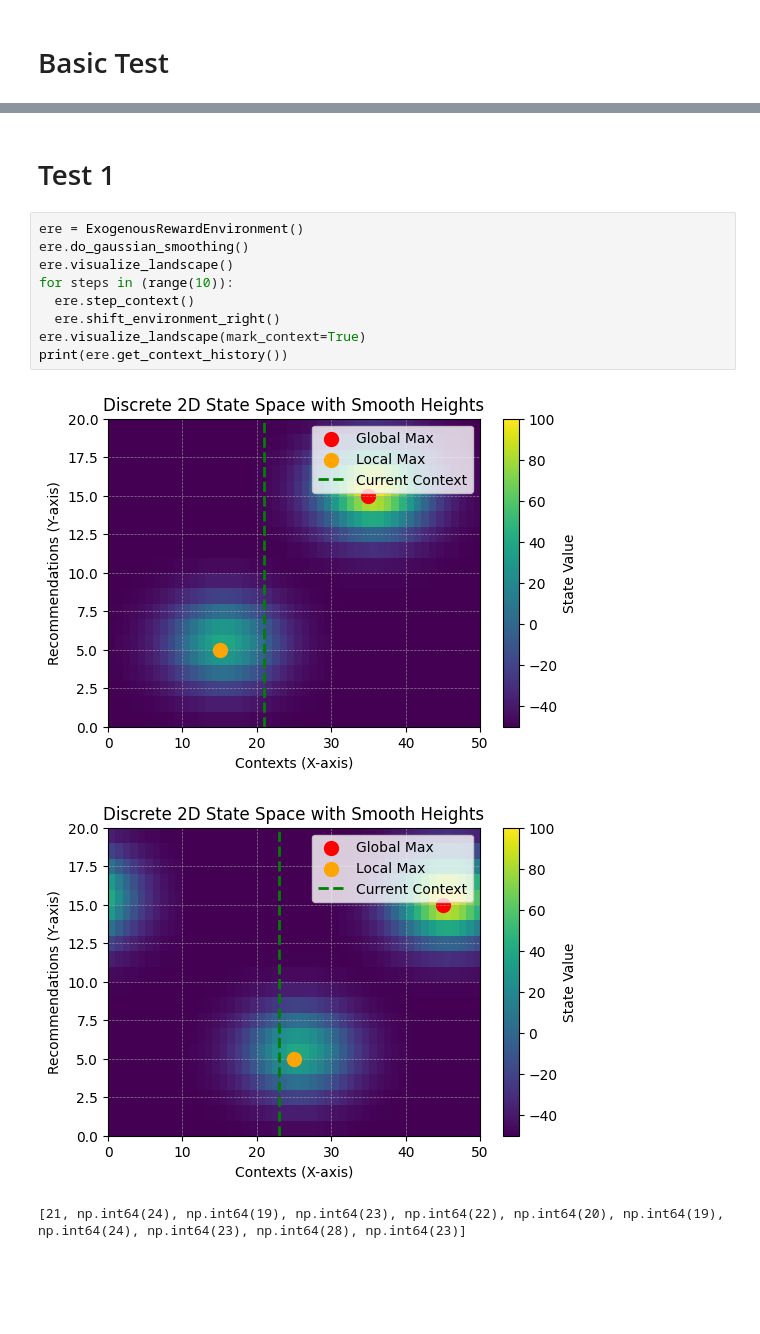
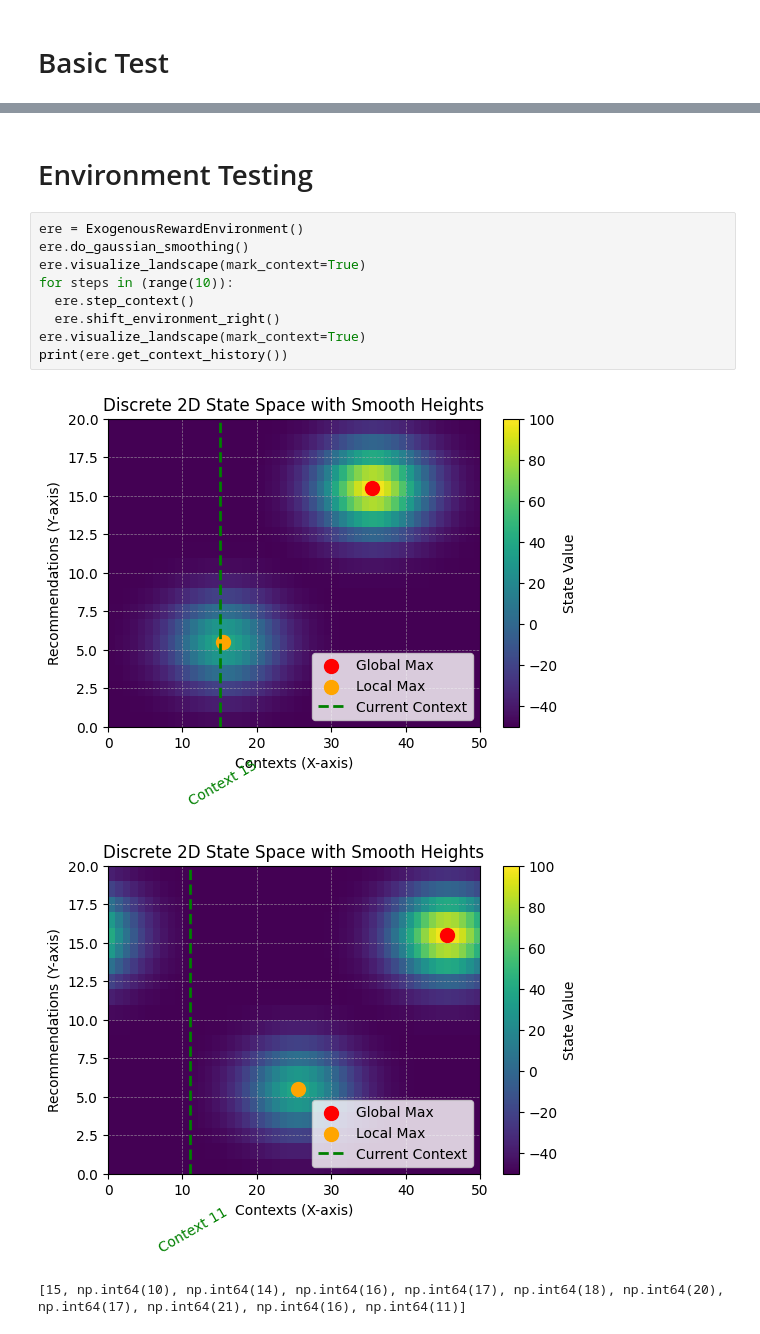
Before and after one commit to IgnacioOQ/multiagentrecommendation, a Jupyter notebook: testing.ipynb, the cells around one changed output, grey strips where cells are left out. Cells and saved outputs as stored; diff of their text form; blank space fills up the shorter version.

```diff
--- a/testing.ipynb
+++ b/testing.ipynb
@@ -7,17 +10,17 @@ from environment import *
 # %% [markdown]
-# Test 1
+# Environment Testing
 # %%
 ere = ExogenousRewardEnvironment()
 ere.do_gaussian_smoothing()
-ere.visualize_landscape()
+ere.visualize_landscape(mark_context=True)
 for steps in (range(10)):
   ere.step_context()
   ere.shift_environment_right()
 ere.visualize_landscape(mark_context=True)
 print(ere.get_context_history())
 # %% [output]
-[figure, old version]
+[figure, new version]
-[figure, old version]
+[figure, new version]
-[21, np.int64(24), np.int64(19), np.int64(23), np.int64(22), np.int64(20), np.int64(19), np.int64(24), np.int64(23), np.int64(28), np.int64(23)]
+[15, np.int64(10), np.int64(14), np.int64(16), np.int64(17), np.int64(18), np.int64(20), np.int64(17), np.int64(21), np.int64(16), np.int64(11)]
 # %%
 ere = ExogenousRewardEnvironment()
```
Also changed, not shown: parts of 4 cells of this notebook, 3 other files.
